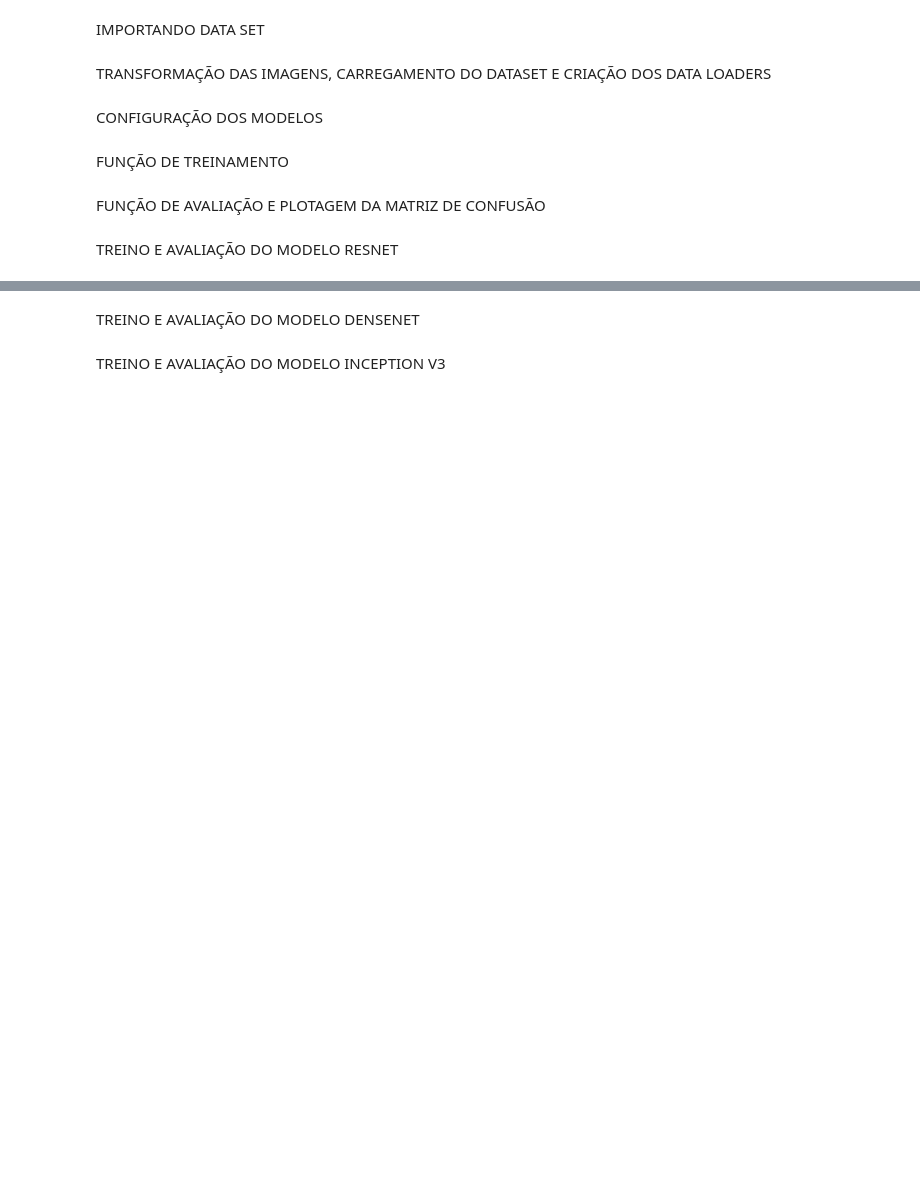
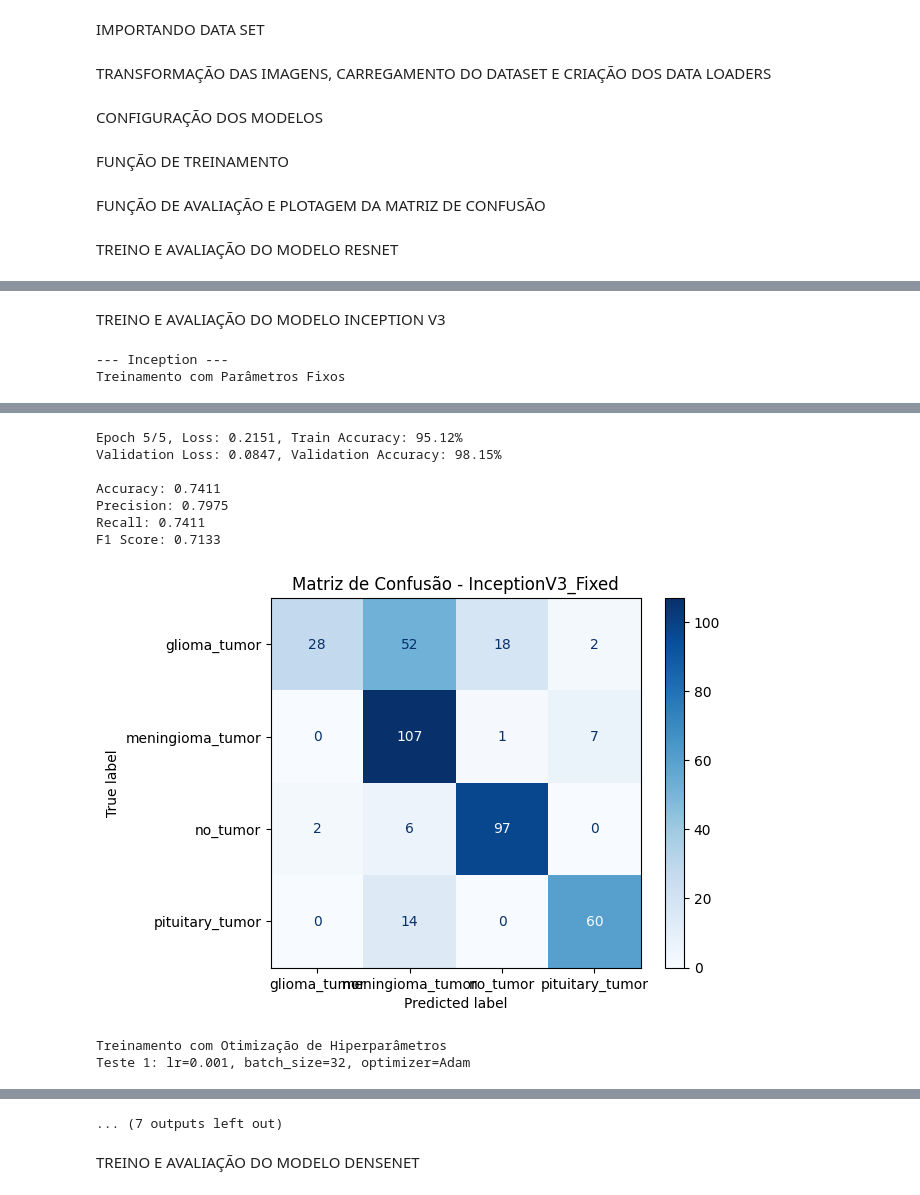
Before and after one commit to FilipeFViana/MRICLASSIFICATION, a Jupyter notebook: mri_tumor_classification.ipynb, the cells around one changed output, grey strips where cells are left out. Cells and saved outputs as stored; diff of their text form; code cells hidden in the pictures; blank space fills up the shorter version.

```diff
--- a/mri_tumor_classification.ipynb
+++ b/mri_tumor_classification.ipynb
@@ -195,0 +304,15 @@ evaluate_model(trained_resnet, dataloaders['test'], model_name="ResNet18")
+# %% [markdown]
+TREINO E AVALIAÇÃO DO MODELO INCEPTION V3
+# %%
+# Inception
+print("--- Inception ---")
+print("Treinamento com Parâmetros Fixos")
+trained_inception_fixed = train_with_fixed_params(inception_model, fixed_dataloaders, epochs=5, lr=0.001, batch_size=32, optimizer_name="Adam", model_name="InceptionV3_Fixed")
+evaluate_model(trained_inception_fixed, fixed_dataloaders['test'], model_name="InceptionV3_Fixed")
+
+print("Treinamento com Otimização de Hiperparâmetros")
+best_inception, inception_params = hyperparameter_optimization(inception_model, param_grid, epochs=5)
+evaluate_model(best_inception, create_dataloaders(32)['test'], model_name="InceptionV3")
+# %% [output]
+--- Inception ---
+Treinamento com Parâmetros Fixos
@@ -195,0 +327,10 @@ evaluate_model(trained_resnet, dataloaders['test'], model_name="ResNet18")
+Epoch 5/5, Loss: 0.2151, Train Accuracy: 95.12%
+Validation Loss: 0.0847, Validation Accuracy: 98.15%
+
+Accuracy: 0.7411
+Precision: 0.7975
+Recall: 0.7411
+F1 Score: 0.7133
+[figure, added]
+Treinamento com Otimização de Hiperparâmetros
+Teste 1: lr=0.001, batch_size=32, optimizer=Adam
@@ -195,0 +345 @@ evaluate_model(trained_resnet, dataloaders['test'], model_name="ResNet18")
+... (7 outputs left out)
@@ -203,2 +363,0 @@ evaluate_model(trained_densenet, dataloaders['test'], model_name="DenseNet121")
-# %% [markdown]
-TREINO E AVALIAÇÃO DO MODELO INCEPTION V3
```
Also changed, not shown: parts of 13 cells of this notebook, 23 other files.
